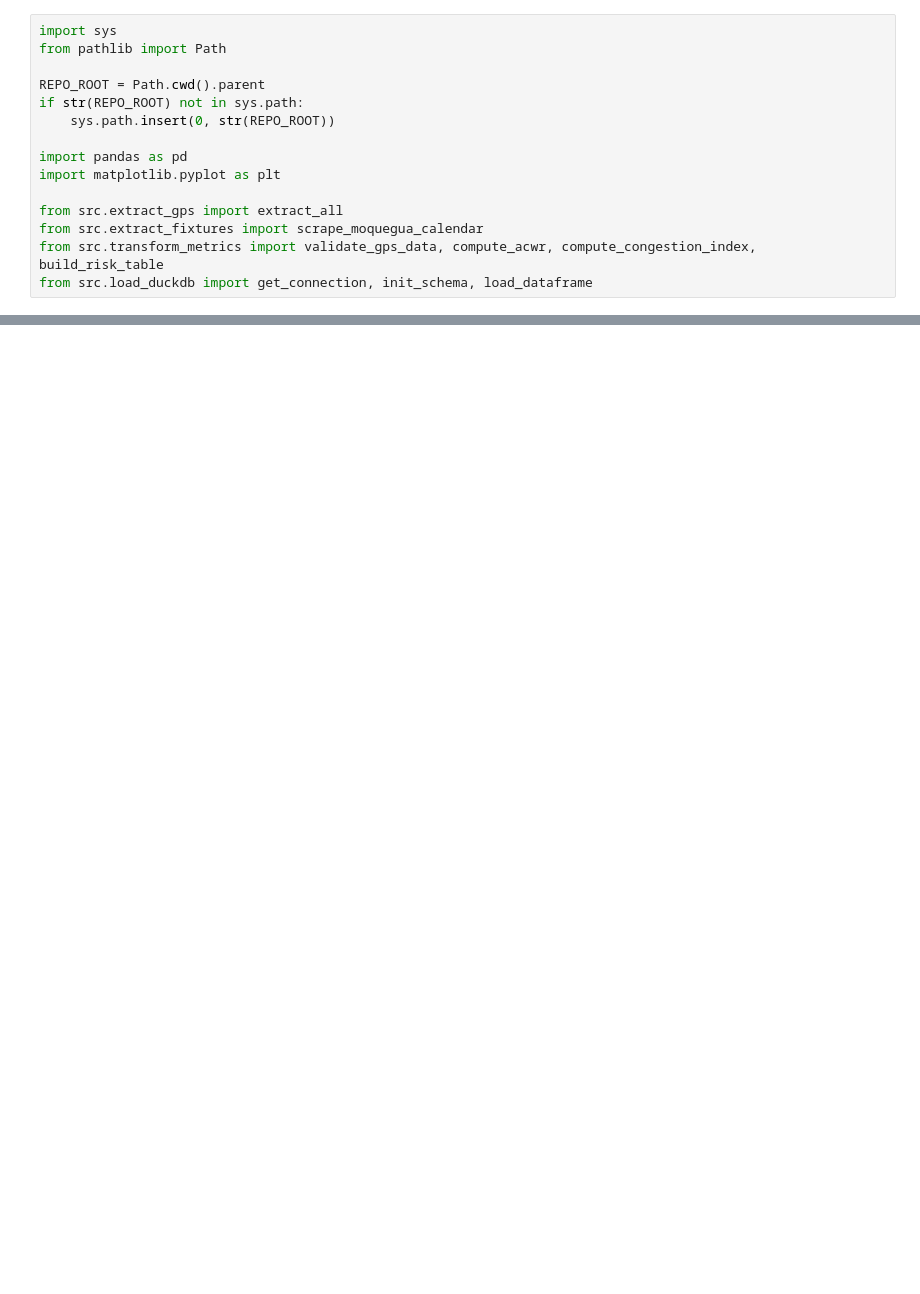
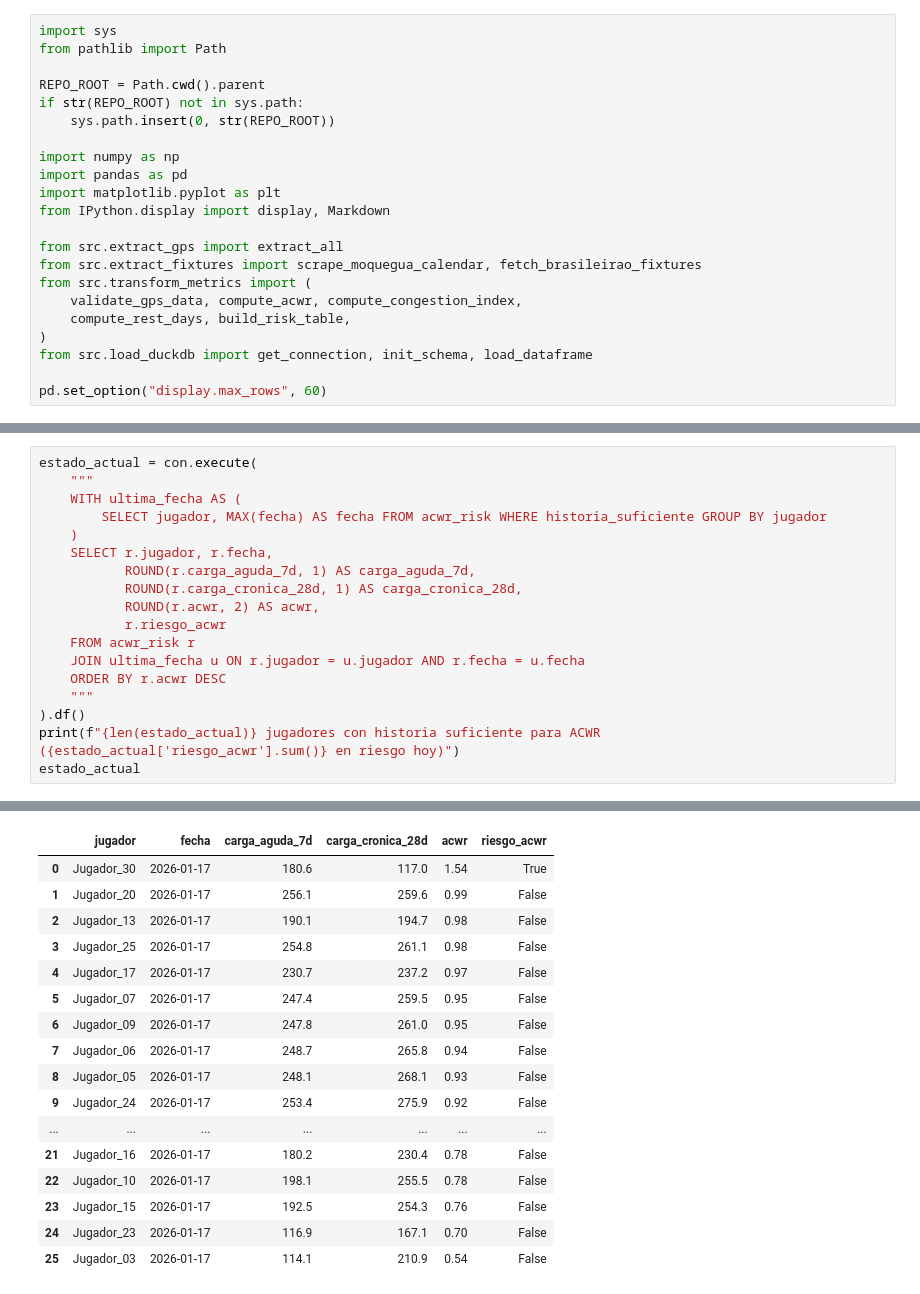
Before and after one commit to poncoy/player-workload-risk, a Jupyter notebook: notebooks/analisis_riesgo.ipynb, the cells around one changed output, grey strips where cells are left out. Drawn from its saved outputs; the diff is of its cells as text; blank space fills up the shorter version.

```diff
--- a/notebooks/analisis_riesgo.ipynb
+++ b/notebooks/analisis_riesgo.ipynb
@@ -10,10 +10,17 @@ REPO_ROOT = Path.cwd().parent
 if str(REPO_ROOT) not in sys.path:
     sys.path.insert(0, str(REPO_ROOT))
 
+import numpy as np
 import pandas as pd
 import matplotlib.pyplot as plt
+from IPython.display import display, Markdown
 
 from src.extract_gps import extract_all
-from src.extract_fixtures import scrape_moquegua_calendar
-from src.transform_metrics import validate_gps_data, compute_acwr, compute_congestion_index, build_risk_table
+from src.extract_fixtures import scrape_moquegua_calendar, fetch_brasileirao_fixtures
+from src.transform_metrics import (
+    validate_gps_data, compute_acwr, compute_congestion_index,
+    compute_rest_days, build_risk_table,
+)
 from src.load_duckdb import get_connection, init_schema, load_dataframe
+
+pd.set_option("display.max_rows", 60)
@@ -96,0 +87,19 @@ plt.show()
+# %%
+estado_actual = con.execute(
+    """
+    WITH ultima_fecha AS (
+        SELECT jugador, MAX(fecha) AS fecha FROM acwr_risk WHERE historia_suficiente GROUP BY jugador
+    )
+    SELECT r.jugador, r.fecha,
+           ROUND(r.carga_aguda_7d, 1) AS carga_aguda_7d,
+           ROUND(r.carga_cronica_28d, 1) AS carga_cronica_28d,
+           ROUND(r.acwr, 2) AS acwr,
+           r.riesgo_acwr
+    FROM acwr_risk r
+    JOIN ultima_fecha u ON r.jugador = u.jugador AND r.fecha = u.fecha
+    ORDER BY r.acwr DESC
+    """
+).df()
+print(f"{len(estado_actual)} jugadores con historia suficiente para ACWR ({estado_actual['riesgo_acwr'].sum()} en riesgo hoy)")
+estado_actual
+# %% [output]
@@ -96,0 +107,17 @@ plt.show()
+|  | jugador | fecha | carga_aguda_7d | carga_cronica_28d | acwr | riesgo_acwr |
+| 0 | Jugador_30 | 2026-01-17 | 180.6 | 117.0 | 1.54 | True |
+| 1 | Jugador_20 | 2026-01-17 | 256.1 | 259.6 | 0.99 | False |
+| 2 | Jugador_13 | 2026-01-17 | 190.1 | 194.7 | 0.98 | False |
+| 3 | Jugador_25 | 2026-01-17 | 254.8 | 261.1 | 0.98 | False |
+| 4 | Jugador_17 | 2026-01-17 | 230.7 | 237.2 | 0.97 | False |
+| 5 | Jugador_07 | 2026-01-17 | 247.4 | 259.5 | 0.95 | False |
+| 6 | Jugador_09 | 2026-01-17 | 247.8 | 261.0 | 0.95 | False |
+| 7 | Jugador_06 | 2026-01-17 | 248.7 | 265.8 | 0.94 | False |
+| 8 | Jugador_05 | 2026-01-17 | 248.1 | 268.1 | 0.93 | False |
+| 9 | Jugador_24 | 2026-01-17 | 253.4 | 275.9 | 0.92 | False |
+| ... | ... | ... | ... | ... | ... | ... |
+| 21 | Jugador_16 | 2026-01-17 | 180.2 | 230.4 | 0.78 | False |
+| 22 | Jugador_10 | 2026-01-17 | 198.1 | 255.5 | 0.78 | False |
+| 23 | Jugador_15 | 2026-01-17 | 192.5 | 254.3 | 0.76 | False |
+| 24 | Jugador_23 | 2026-01-17 | 116.9 | 167.1 | 0.70 | False |
+| 25 | Jugador_03 | 2026-01-17 | 114.1 | 210.9 | 0.54 | False |
```
Also changed, not shown: parts of 22 cells of this notebook, 2 other files.
